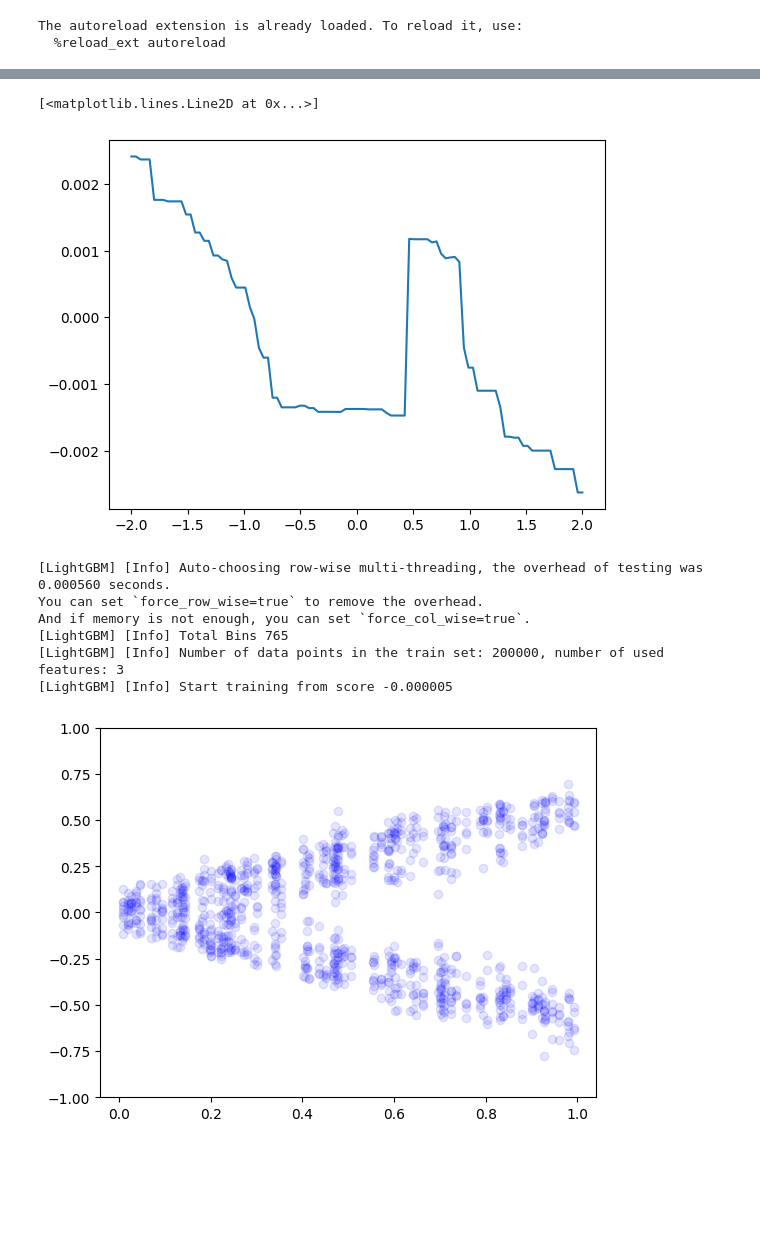
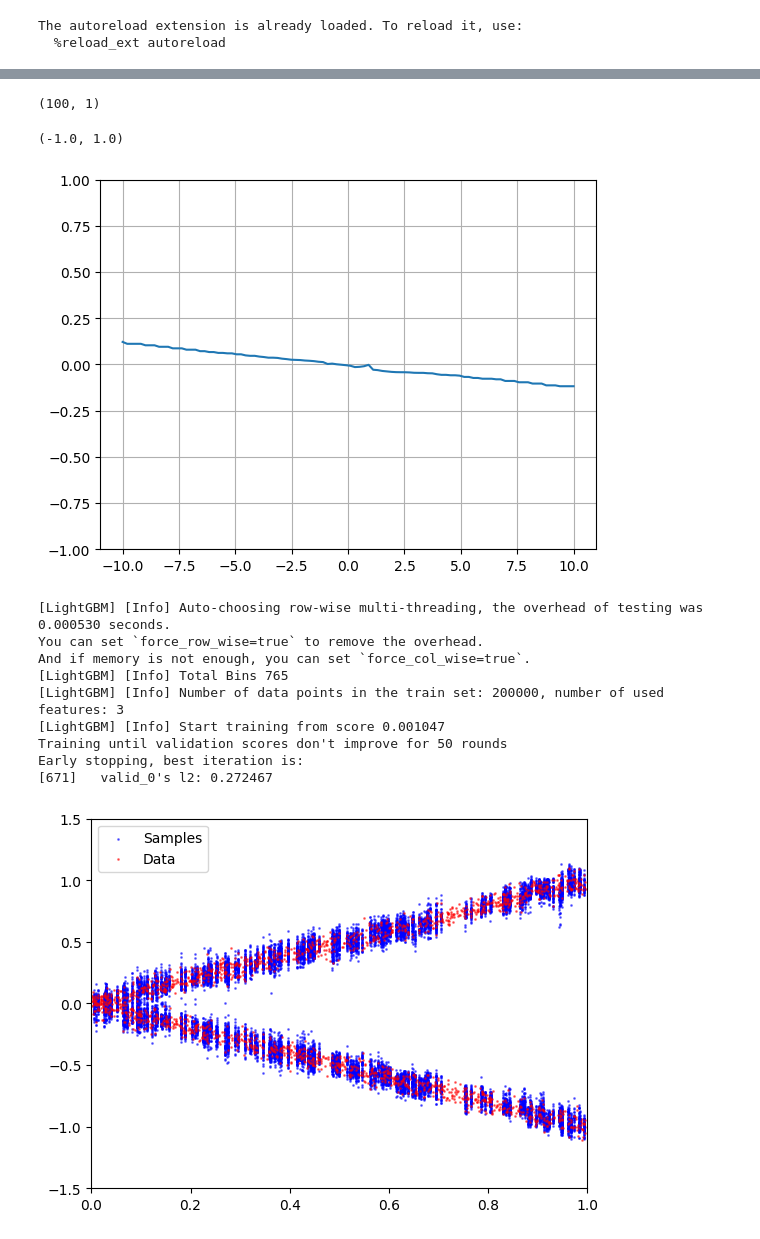
Before and after one commit to blei-lab/treeffuser, a Jupyter notebook: notebooks/debug.ipynb, the cells around one changed output, grey strips where cells are left out. Drawn from its saved outputs; the diff is of its cells as text; code cells hidden in the pictures; blank space fills up the shorter version.

```diff
--- a/notebooks/debug.ipynb
+++ b/notebooks/debug.ipynb
@@ -30,5 +30,5 @@ plt.scatter(X_train, y_train, alpha=0.5, s=1)
 # %%
 sde = VESDE(sigma_max=50)
-score_model = LightGBMScore(sde=sde, verbose=1, n_repeats=100, n_estimators=10000, learning_rate=0.01, likelihood_reweighting=True, early_stopping_rounds=20, eval_percent=0.1)#, n_estimators=100, n_repeats=10)
+score_model = LightGBMScore(sde=sde, verbose=1, n_repeats=90, n_estimators=10000, learning_rate=0.01, early_stopping_rounds=20, eval_percent=0.1)#, n_estimators=100, n_repeats=10)
 score_model.fit(X_train, y_train)
 # %% [output]
@@ -43,49 +44,62 @@ Early stopping, best iteration is:
 # %%
 # For t = 0.5 plot the gradient that we get
-t = 0.9
+t = 0.8
 x = np.ones(100).reshape(-1,1) * 1
-y = np.linspace(-2, 2, 100).reshape(-1, 1)
-t_vec = np.ones(100) * t
+y = np.linspace(-10, 10, 100).reshape(-1, 1)
+t_vec = np.ones(100).reshape(-1,1) * t
 
 score = score_model.score(y,x, t_vec)
 
+print(score.shape)
 plt.plot(y, score, label='score')
-# Draw it as arrows
-#for i in range(0, 100, 10):
-#    plt.arrow(0.5, y[i], 0, score[i], head_width=0.05, head_length=0.1, fc='k', ec='k')
+# Add grids
+plt.grid()
+
+# change y axis to -1, 1
+plt.ylim(-1, 1)
 # %% [output]
-[<matplotlib.lines.Line2D at 0x...>]
+(100, 1)
+(-1.0, 1.0)
-[figure, old version]
+[figure, new version]
 # %%
 from treeffuser import LightGBMTreeffusser
 
 model = LightGBMTreeffusser(
     verbose=1,
     n_repeats=100,
     n_estimators=10000,
     likelihood_reweighting=True,
     sde_name='vesde',
-    learning_rate=0.005,
+    learning_rate=0.1,
+    early_stopping_rounds=50,
 )
 model.fit(X_train, y_train)
 
-n_samples = 10
+n_samples = 100
 # shape (n , n_samples, y_dim)
-X_sample = X_train[:100]
-y_samples = model.sample(X_sample, n_samples=n_samples, n_parallel=10, denoise=True, n_steps=100, seed=0)
+idx = np.random.choice(X_train.shape[0], 200, replace=False)
+X_sample = X_train[idx]
+y_true = y_train[idx]
+y_samples = model.sample(X_sample, n_samples=n_samples, n_parallel=100, denoise=True, n_steps=100, seed=0)
 X_repeated = np.repeat(X_sample, n_samples, axis=0)
 
 
+plt.scatter(X_repeated, y_samples, alpha=0.5, color='blue', label='Samples', s=1)
+plt.scatter(X_train, y_train, alpha=0.5, s=1, color='red', label='Data')
 
-plt.scatter(X_repeated, y_samples, alpha=0.1, color='blue', label='Samples')
 # set axis to -1, 1
-plt.ylim(-1, 1)
+plt.ylim(-1.5, 1.5)
+plt.xlim(0, 1)
+plt.legend()
 plt.show()
 # %% [output]
-[LightGBM] [Info] Auto-choosing row-wise multi-threading, the overhead of testing was 0.000560 seconds.
+[LightGBM] [Info] Auto-choosing row-wise multi-threading, the overhead of testing was 0.000530 seconds.
 You can set `force_row_wise=true` to remove the overhead.
 And if memory is not enough, you can set `force_col_wise=true`.
 [LightGBM] [Info] Total Bins 765
 [LightGBM] [Info] Number of data points in the train set: 200000, number of used features: 3
-[LightGBM] [Info] Start training from score -0.000005
+[LightGBM] [Info] Start training from score 0.001047
+Training until validation scores don't improve for 50 rounds
+Early stopping, best iteration is:
+[671]   valid_0's l2: 0.272467
-[figure, old version]
+[figure, new version]
```
Also changed, not shown: parts of 5 cells of this notebook, 3 other files.
